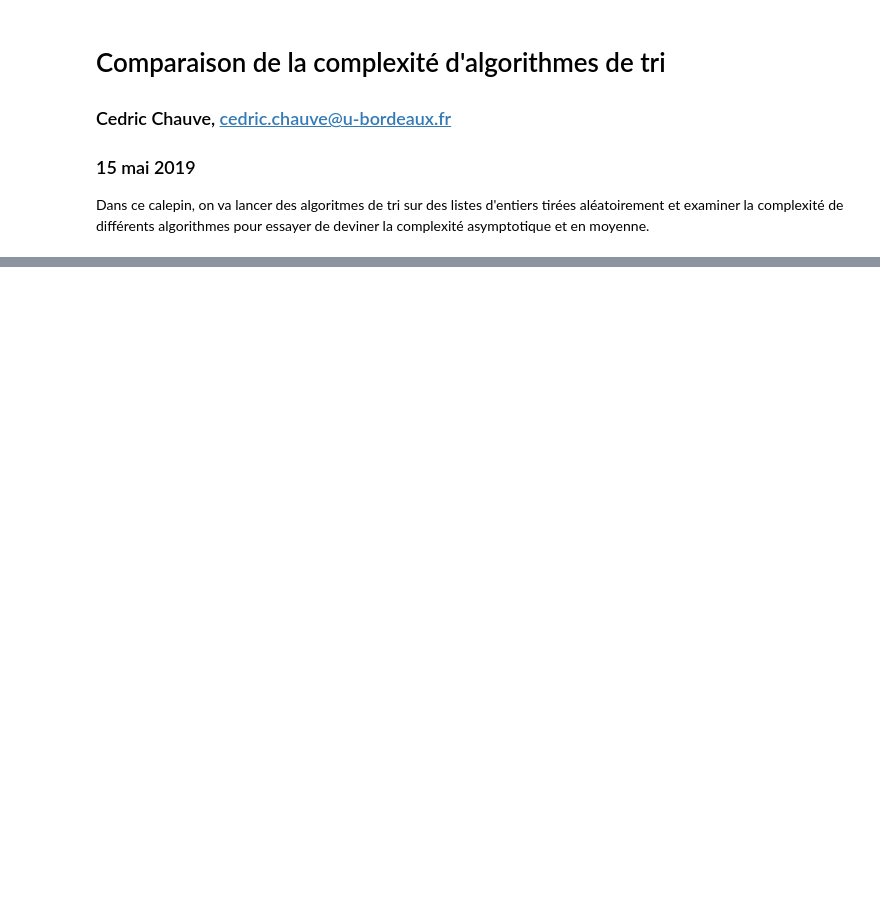
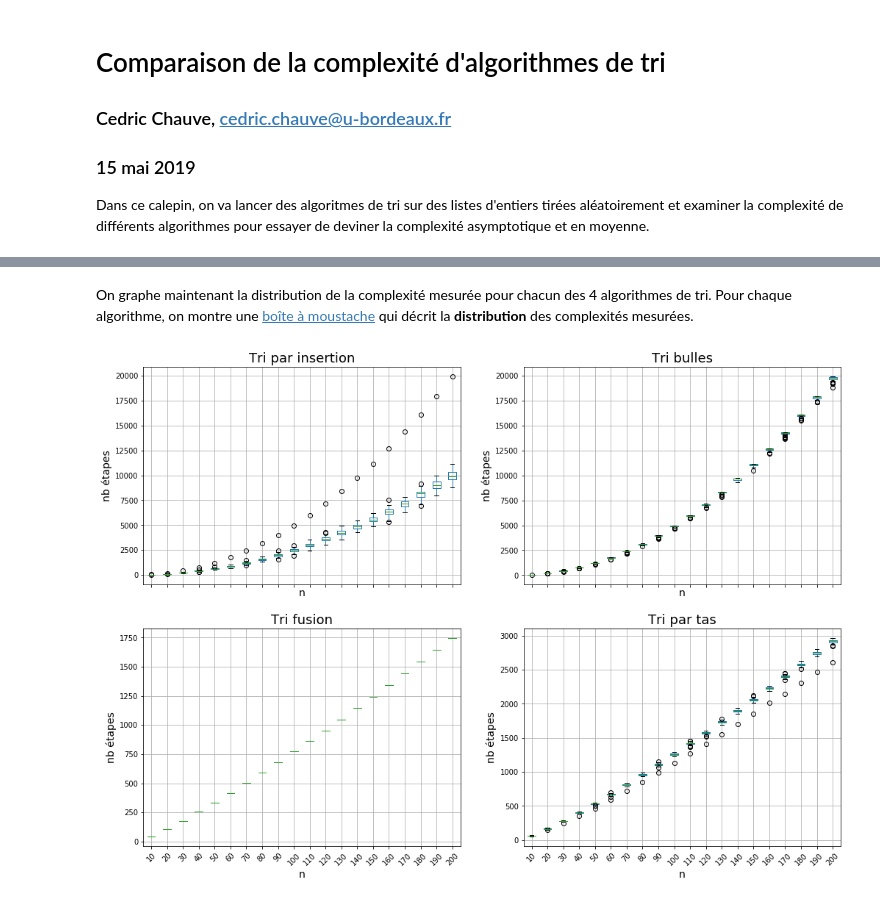
Before and after one commit to cchauve/DIU_2019, a Jupyter notebook: 16052019_Complexite_Tri/Comparaison_Tris.ipynb, the cells around one changed output, grey strips where cells are left out. Cells and saved outputs as stored; diff of their text form; code cells hidden in the pictures; blank space fills up the shorter version.

```diff
--- a/16052019_Complexite_Tri/Comparaison_Tris.ipynb
+++ b/16052019_Complexite_Tri/Comparaison_Tris.ipynb
@@ -25,2 +38,0 @@ def creer_id_renversee(n):
-# %%
-INPUT = {n:[creer_collection(n) for x in range(NB_LISTES)]+[creer_id_renversee(n)] for n in LISTE_N}
@@ -44,0 +51,43 @@ print(creer_id_renversee(20))
+# %%
+# Dictionnaire des algorithmes de tri
+LISTE_TRIS = {'insertion': insertion_sort, 'bulles': bubble_sort, 'fusion': merge_sort, 'tas': heap_sort}
+# Complexités observées expérimentalement
+COMPLEXITE = {tri: {n: {} for n in LISTE_N} for tri in LISTE_TRIS.keys()}
+
+for n in LISTE_N:
+    for k in INPUT[n].keys():
+        for tri in LISTE_TRIS.keys():
+            # On recopie la collection à trier car les algorithmes de tri modifient la collection initiale
+            unsorted_collection = INPUT[n][k][:]
+            # On trie
+            (sorted_collection,nb_steps) = LISTE_TRIS[tri](unsorted_collection)
+            COMPLEXITE[tri][n][k] = nb_steps
+# Création d'une data frame pandas
+DF_COMPLEXITE = pd.DataFrame.from_dict(COMPLEXITE)
+# %% [markdown]
+On graphe maintenant la distribution de la complexité mesurée pour chacun des 4 algorithmes de tri. Pour chaque algorithme, on montre une <a href="https://fr.wikipedia.org/wiki/Bo%C3%AEte_%C3%A0_moustaches">boîte à moustache</a> qui décrit la **distribution** des complexités mesurées.
+# %%
+fig1, ax1 = plt.subplots(2,2,figsize=(17,12), sharex=True)
+TITLE_FONT = 18
+LABEL_FONT = 14
+X_ROT      = 45
+
+for ax in ax1.flat:
+    ax.set_xlabel('n', fontsize=LABEL_FONT)
+    ax.set_ylabel('nb étapes', fontsize=LABEL_FONT)
+
+DF_COMPLEXITE['insertion'].apply(lambda x: pd.Series(x)).T.boxplot(rot=X_ROT, ax=ax1[0,0])
+ax1[0,0].set_title('Tri par insertion', fontsize=TITLE_FONT)
+
+DF_COMPLEXITE['bulles'].apply(lambda x: pd.Series(x)).T.boxplot(rot=X_ROT, ax=ax1[0,1])
+ax1[0,1].set_title('Tri bulles', fontsize=TITLE_FONT)
+
+DF_COMPLEXITE['fusion'].apply(lambda x: pd.Series(x)).T.boxplot(rot=X_ROT, ax=ax1[1,0])
+ax1[1,0].set_title('Tri fusion', fontsize=TITLE_FONT)
+
+DF_COMPLEXITE['tas'].apply(lambda x: pd.Series(x)).T.boxplot(rot=X_ROT, ax=ax1[1,1])
+ax1[1,1].set_title('Tri par tas', fontsize=TITLE_FONT)
+
+plt.show()
+# %% [output]
+[figure, added]
```
Also changed, not shown: parts of 6 cells of this notebook, 2 other files.
